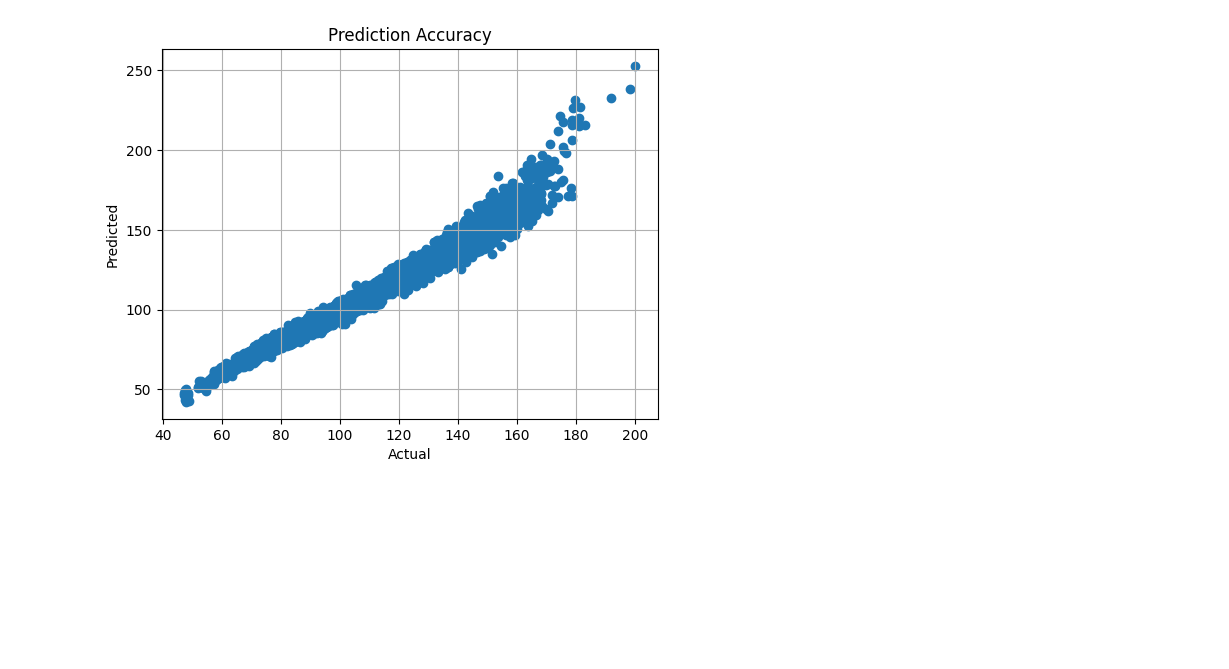
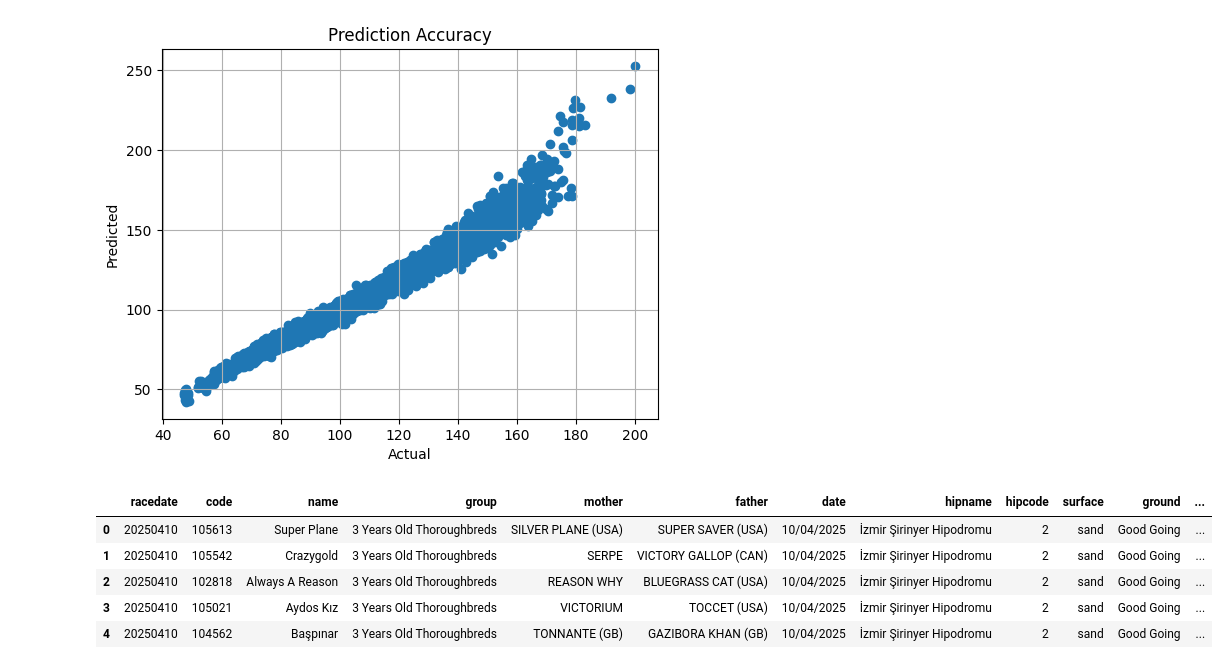
Before and after one commit to tanercc/python-colab, a Jupyter notebook: tjk_to_Predict_v2.ipynb, the cells around one changed output. Saved outputs shown, nothing was run; the diff lists cells and outputs as text; code cells hidden in the pictures; blank space fills up the shorter version.

```diff
--- a/tjk_to_Predict_v2.ipynb
+++ b/tjk_to_Predict_v2.ipynb
@@ -284,3 +283,36 @@ plt.grid(True)
 # %% [output]
 673/673 ━━━━━━━━━━━━━━━━━━━━ 2s 3ms/step
 [figure]
+# %%
+query = "SELECT * FROM `tahminler` WHERE `racedate` = 20250410"
+try:
+    mydb = connection.connect(host="taner.web.tr", database = 'tanerweb_tjk',user="tanerweb_tjk", passwd="Ka9jVjRJRtRW",use_pure=True)
+    df = pd.read_sql(query,mydb)
+    mydb.close() #close the connection
+except Exception as e:
+    mydb.close()
+    print(str(e))
+
+df["predicted_time"] = ""
+
+# Fix numerics
+numeric_cols = ['weight', 'metre', 'time']
+for col in numeric_cols:
+    df[col] = pd.to_numeric(df[col].astype(str).str.replace(',', '').str.strip(), errors='coerce')
+df = df.dropna(subset=numeric_cols)
+
+# Categorical columns
+cat_cols = ['name', 'group', 'mother', 'father', 'surface', 'ground', 'jockey']
+num_cols = ['weight', 'metre']
+
+# Features and label
+pX = df[cat_cols + num_cols]
+
+df.head()
+# %% [output]
+|  | racedate | code | name | group | mother | father | date | hipname | hipcode | surface | ground | ... |
+| 0 | 20250410 | 105613 | Super Plane | 3 Years Old Thoroughbreds | SILVER PLANE (USA) | SUPER SAVER (USA) | 10/04/2025 | İzmir Şirinyer Hipodromu | 2 | sand | Good Going | ... |
+| 1 | 20250410 | 105542 | Crazygold | 3 Years Old Thoroughbreds | SERPE | VICTORY GALLOP (CAN) | 10/04/2025 | İzmir Şirinyer Hipodromu | 2 | sand | Good Going | ... |
+| 2 | 20250410 | 102818 | Always A Reason | 3 Years Old Thoroughbreds | REASON WHY | BLUEGRASS CAT (USA) | 10/04/2025 | İzmir Şirinyer Hipodromu | 2 | sand | Good Going | ... |
+| 3 | 20250410 | 105021 | Aydos Kız | 3 Years Old Thoroughbreds | VICTORIUM | TOCCET (USA) | 10/04/2025 | İzmir Şirinyer Hipodromu | 2 | sand | Good Going | ... |
+| 4 | 20250410 | 104562 | Başpınar | 3 Years Old Thoroughbreds | TONNANTE (GB) | GAZIBORA KHAN (GB) | 10/04/2025 | İzmir Şirinyer Hipodromu | 2 | sand | Good Going | ... |
```
Also changed, not shown: parts of 3 cells of this notebook.
